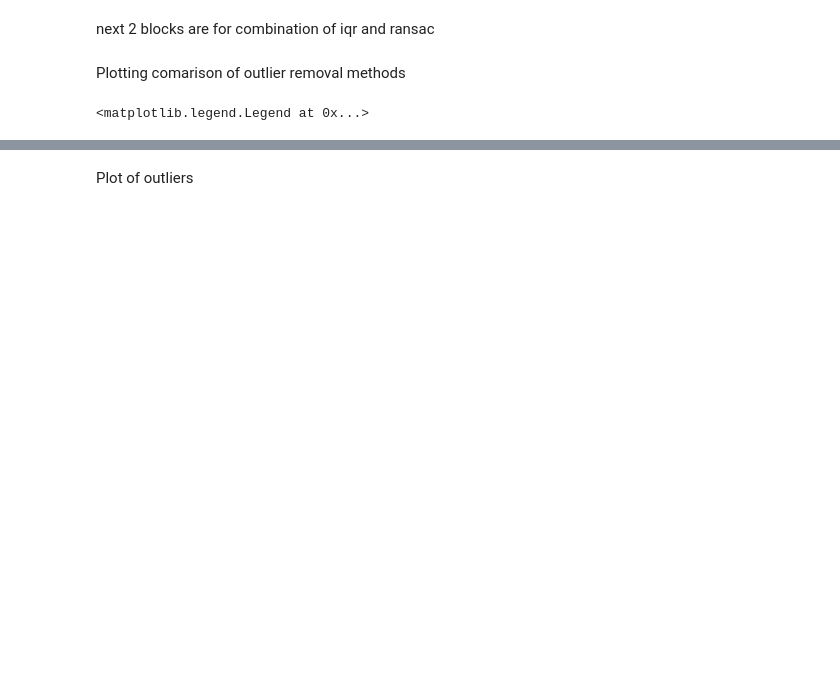
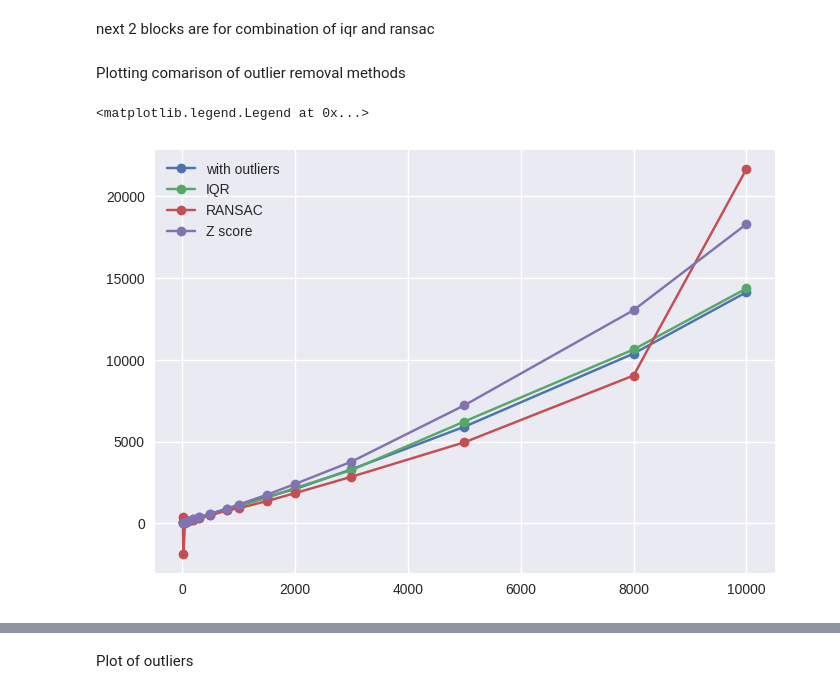
Before and after one commit to mjoudy/Calcium---AR, a Jupyter notebook: deriv_method_tau_est.ipynb, the cells around one changed output, grey strips where cells are left out. Drawn from its saved outputs; the diff is of its cells as text; code cells hidden in the pictures; blank space fills up the shorter version.

```diff
--- a/deriv_method_tau_est.ipynb
+++ b/deriv_method_tau_est.ipynb
@@ -57,20 +57,21 @@ for i in tau_sim:
 # %% [markdown]
 Plotting comarison of outlier removal methods
 # %%
-%matplotlib qt
+#%matplotlib qt
 fig, ax = plt.subplots()
 
 ax.plot(tau_sim, tau_est_pure_fit, 'o-', label='with outliers')
 ax.plot(tau_sim, tau_est_iqr_outlier, 'o-', label='IQR')
 ax.plot(tau_sim, tau_est_ransac_outlier, 'o-', label= 'RANSAC')
 ax.plot(tau_sim, tau_est_zscore_outlier, 'o-', label='Z score')
 #ax.plot(tau_sim, tau_est_iqr_ransac, 'o-', label='IQR-RASNAC')
 
-ax.set_xscale('log')
+#ax.set_xscale('log')
 #ax.set_yscale('log')
 ax.legend()
 # %% [output]
 <matplotlib.legend.Legend at 0x...>
+[figure, added]
 # %%
 x = np.arange(len(tau_sim))
 y1 = abs(tau_sim - tau_est_pure_fit)
```
Also changed, not shown: parts of 10 cells of this notebook, 1 other file.
